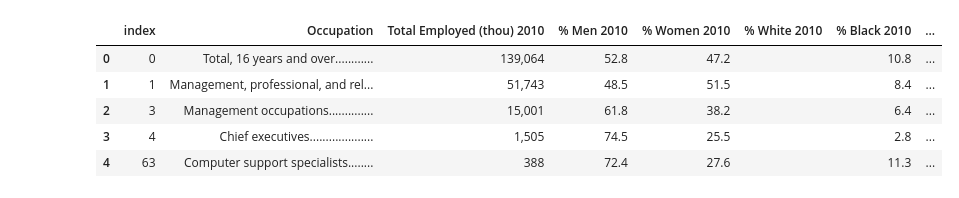
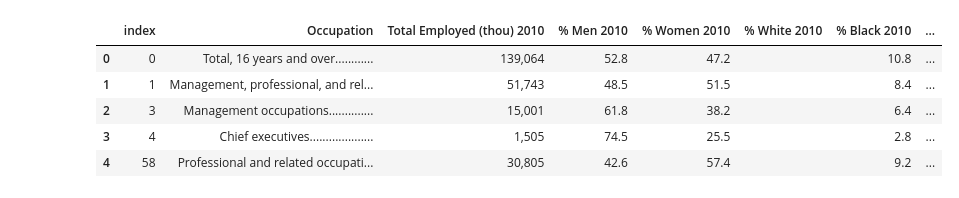
Before and after one commit to chinnamanaidu/project_rutgers, a Jupyter notebook: BLS_Project.ipynb, the cells around one changed output. Saved outputs shown, nothing was run; the diff lists cells and outputs as text; code cells hidden in the pictures.

```diff
--- a/BLS_Project.ipynb
+++ b/BLS_Project.ipynb
@@ -25,17 +25,17 @@ skinny_data2019
 # %%
 # Read in 2010 data set (which we cleaned up in csv file at same time as we converted it from its original txt format)
 #and narrow to relevant rows
 
-data2010_df = pd.read_csv("DataFiles/occ_sex_race2010.csv")
+data2010_df = pd.read_csv("DataFiles/2010.csv")
 data2010_df.fillna(value='', axis=None, inplace=True, limit=None, downcast=None)
 data2010_df.head(12)
 
-skinny_data2010 = data2010_df.loc[[0,1,3,4,63],:].reset_index()
+skinny_data2010 = data2010_df.loc[[0,1,3,4,58],:].reset_index()
 skinny_data2010
 # %% [output]
 |  | index | Occupation | Total Employed (thou) 2010 | % Men 2010 | % Women 2010 | % White 2010 | % Black 2010 | ... |
 | 0 | 0 | Total, 16 years and over............ | 139,064 | 52.8 | 47.2 |  | 10.8 | ... |
 | 1 | 1 | Management, professional, and rel... | 51,743 | 48.5 | 51.5 |  | 8.4 | ... |
 | 2 | 3 | Management occupations.............. | 15,001 | 61.8 | 38.2 |  | 6.4 | ... |
 | 3 | 4 | Chief executives.................... | 1,505 | 74.5 | 25.5 |  | 2.8 | ... |
-| 4 | 63 | Computer support specialists........ | 388 | 72.4 | 27.6 |  | 11.3 | ... |
+| 4 | 58 | Professional and related occupati... | 30,805 | 42.6 | 57.4 |  | 9.2 | ... |
```
Also changed, not shown: parts of 18 cells of this notebook, 12 other files.
